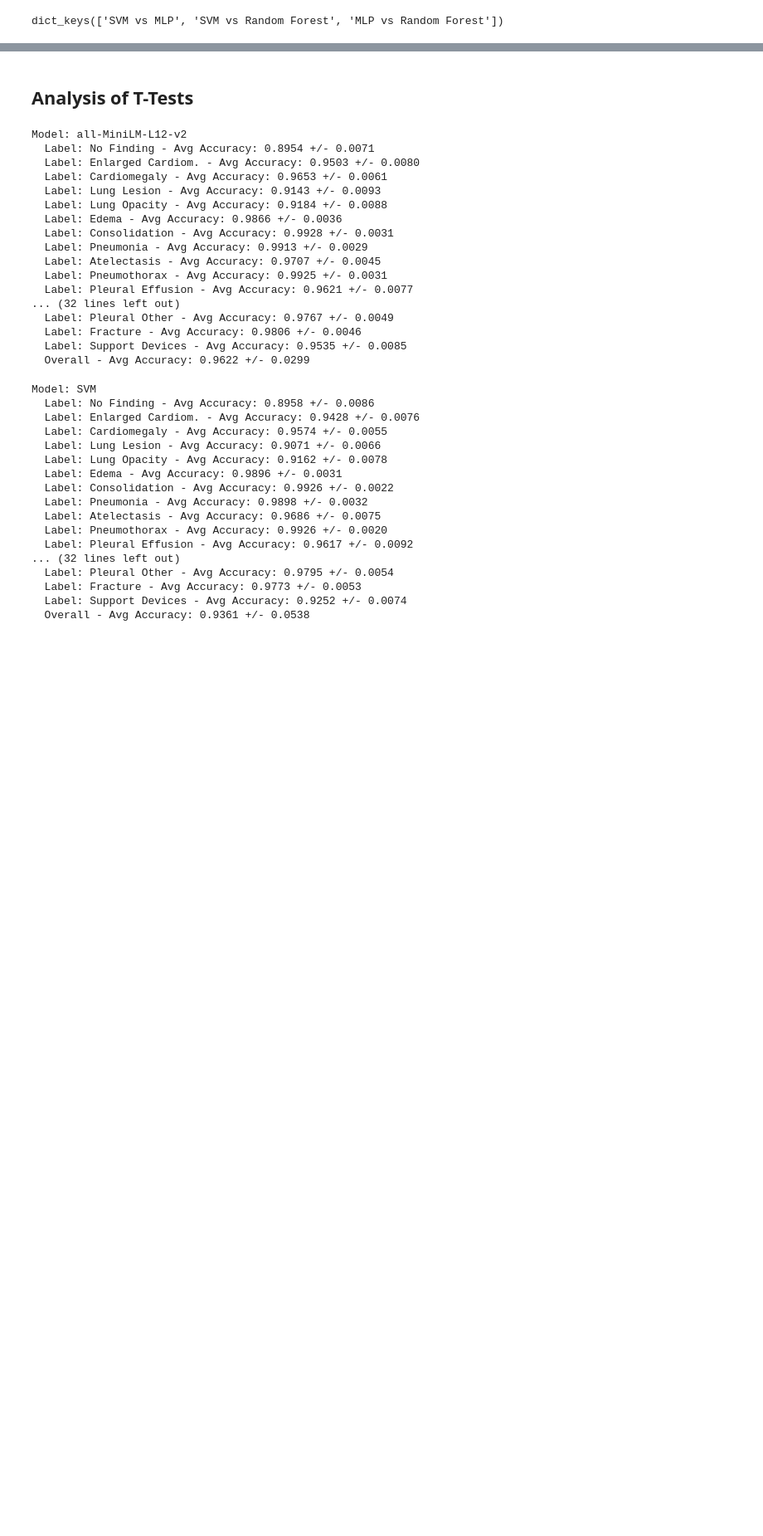
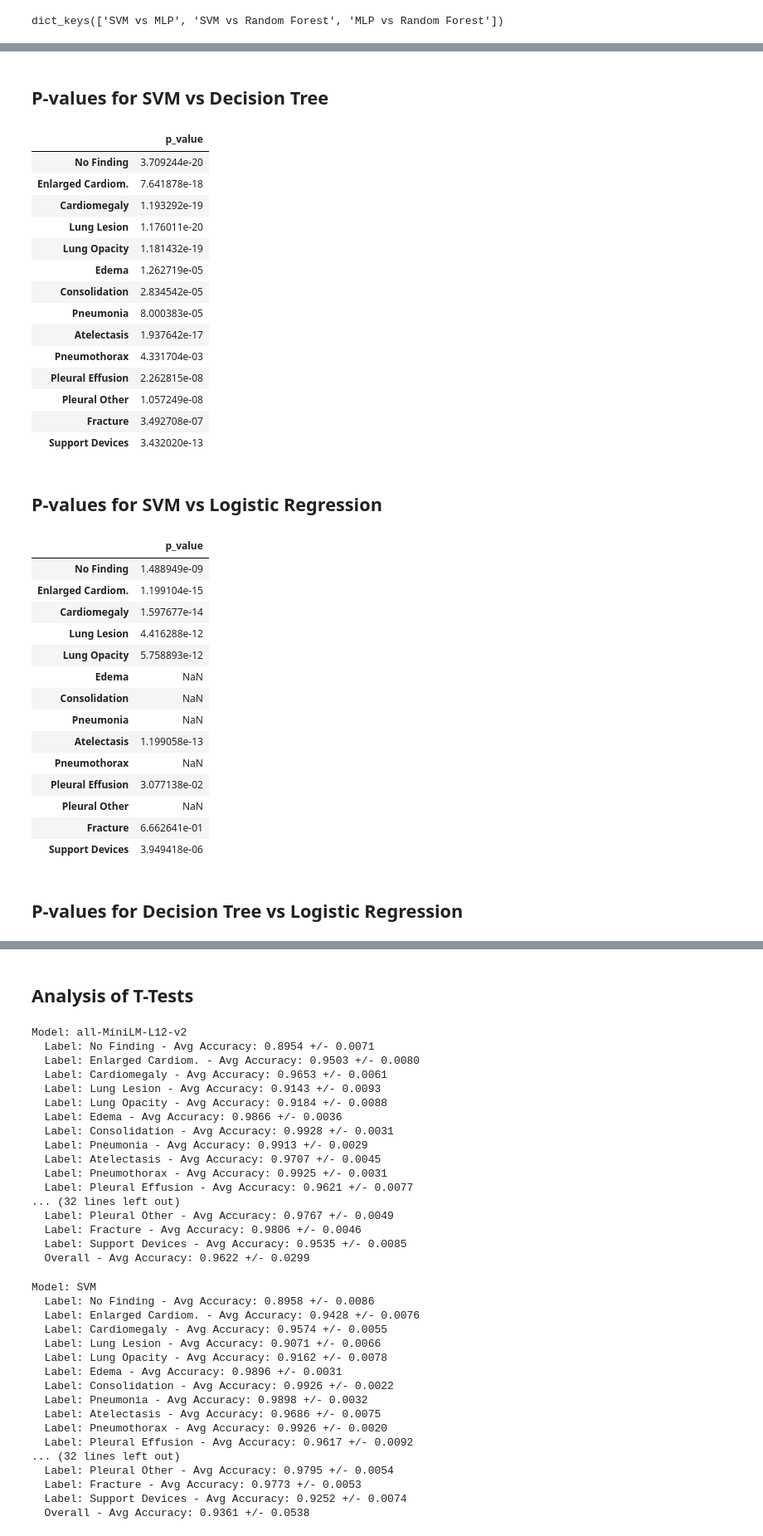
Before and after one commit to BioIntelligence-Lab/MedCruncher, a Jupyter notebook: medcrunchr_CXR_embedding.ipynb, the cells around one changed output, grey strips where cells are left out. Shown at 83% size. Cells and saved outputs as stored; diff of their text form; code cells hidden in the pictures; blank space fills up the shorter version.

```diff
--- a/medcrunchr_CXR_embedding.ipynb
+++ b/medcrunchr_CXR_embedding.ipynb
@@ -2470,6 +2616,8 @@ embedding_results = json.load( open( "embedding_results.json" ) )
 #LOADING LEARNING MODEL ACCURACY
 
 learning_model_results = json.load( open('learning_model_results.json'))
+# %%
+additional_learning_model_results = json.load( open('additional_learning_model_results.json'))
 # %%
 print(embedding_results.keys())
 # %% [output]
@@ -2478,0 +2645,2 @@ t_test_learning_models = perform_t_tests(learning_model_results, label_columns)
+# %%
+t_test_additional_learning_models = perform_t_tests(additional_learning_model_results, label_columns)
@@ -2564,0 +2781,36 @@ P-values for MLP vs Random Forest
+# %%
+t_test_table(t_test_additional_learning_models)
+# %% [output]
+P-values for SVM vs Decision Tree
+|  | p_value |
+| No Finding | 3.709244e-20 |
+| Enlarged Cardiom. | 7.641878e-18 |
+| Cardiomegaly | 1.193292e-19 |
+| Lung Lesion | 1.176011e-20 |
+| Lung Opacity | 1.181432e-19 |
+| Edema | 1.262719e-05 |
+| Consolidation | 2.834542e-05 |
+| Pneumonia | 8.000383e-05 |
+| Atelectasis | 1.937642e-17 |
+| Pneumothorax | 4.331704e-03 |
+| Pleural Effusion | 2.262815e-08 |
+| Pleural Other | 1.057249e-08 |
+| Fracture | 3.492708e-07 |
+| Support Devices | 3.432020e-13 |
+P-values for SVM vs Logistic Regression
+|  | p_value |
+| No Finding | 1.488949e-09 |
+| Enlarged Cardiom. | 1.199104e-15 |
+| Cardiomegaly | 1.597677e-14 |
+| Lung Lesion | 4.416288e-12 |
+| Lung Opacity | 5.758893e-12 |
+| Edema | NaN |
+| Consolidation | NaN |
+| Pneumonia | NaN |
+| Atelectasis | 1.199058e-13 |
+| Pneumothorax | NaN |
+| Pleural Effusion | 3.077138e-02 |
+| Pleural Other | NaN |
+| Fracture | 6.662641e-01 |
+| Support Devices | 3.949418e-06 |
+P-values for Decision Tree vs Logistic Regression
```
Also changed, not shown: parts of 25 cells of this notebook, 9 other files.
